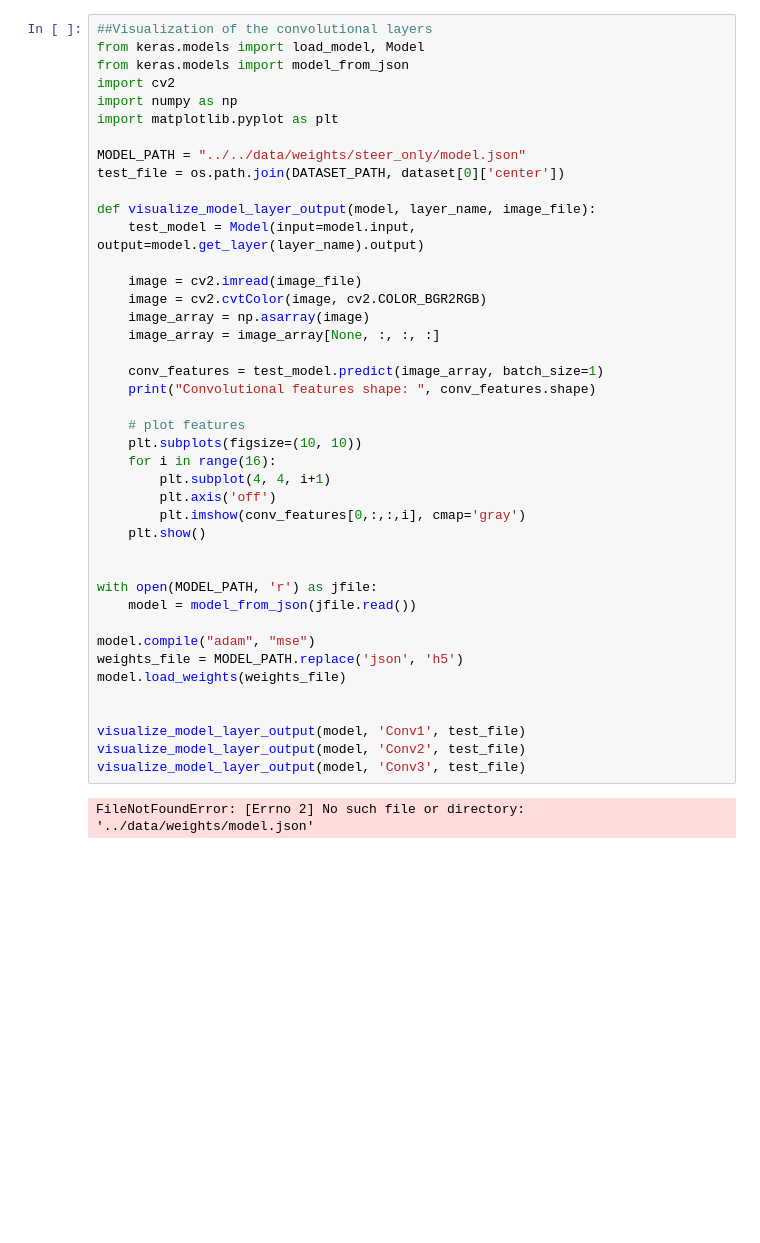
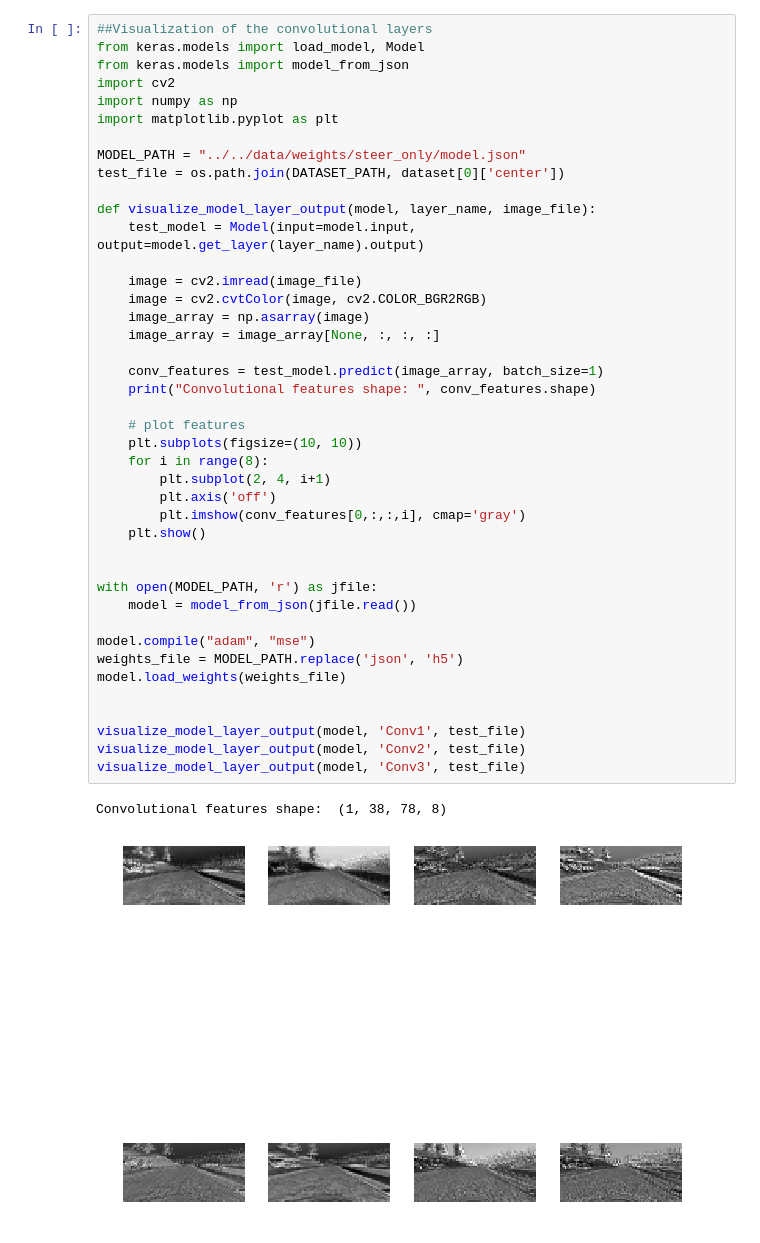
Before and after one commit to iitkliv/autonomous-driving-monocam, a Jupyter notebook: src/steer_only/prototype.ipynb, the cells around one changed output. Saved outputs shown, nothing was run; the diff lists cells and outputs as text; blank space fills up the shorter version.

```diff
--- a/src/steer_only/prototype.ipynb
+++ b/src/steer_only/prototype.ipynb
@@ -409,33 +433,34 @@ test_file = os.path.join(DATASET_PATH, dataset[0]['center'])
 def visualize_model_layer_output(model, layer_name, image_file):
     test_model = Model(input=model.input, output=model.get_layer(layer_name).output)
 
     image = cv2.imread(image_file)
     image = cv2.cvtColor(image, cv2.COLOR_BGR2RGB)
     image_array = np.asarray(image)
     image_array = image_array[None, :, :, :]
 
     conv_features = test_model.predict(image_array, batch_size=1)
     print("Convolutional features shape: ", conv_features.shape)
 
     # plot features
     plt.subplots(figsize=(10, 10))
-    for i in range(16):
-        plt.subplot(4, 4, i+1)
+    for i in range(8):
+        plt.subplot(2, 4, i+1)
         plt.axis('off')
         plt.imshow(conv_features[0,:,:,i], cmap='gray')
     plt.show()
 
 
 with open(MODEL_PATH, 'r') as jfile:
     model = model_from_json(jfile.read())
 
 model.compile("adam", "mse")
 weights_file = MODEL_PATH.replace('json', 'h5')
 model.load_weights(weights_file)
 
 
 visualize_model_layer_output(model, 'Conv1', test_file)
 visualize_model_layer_output(model, 'Conv2', test_file)
 visualize_model_layer_output(model, 'Conv3', test_file)
 # %% [output]
-FileNotFoundError: [Errno 2] No such file or directory: '../data/weights/model.json'
+Convolutional features shape:  (1, 38, 78, 8)
+[figure, added]
```
Also changed, not shown: parts of 12 cells of this notebook, 5 other files.
